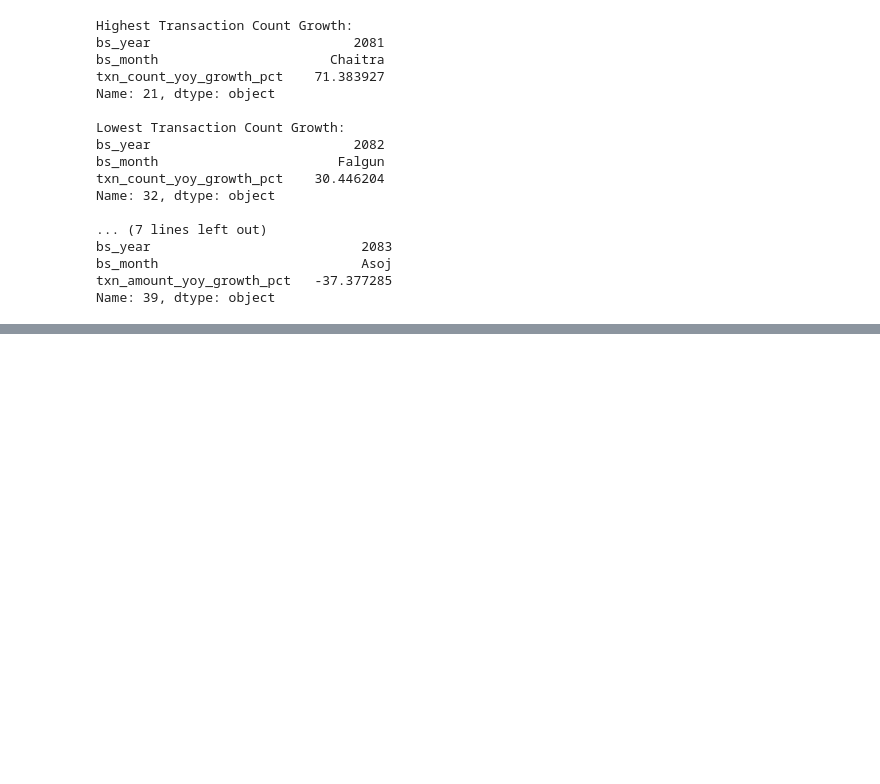
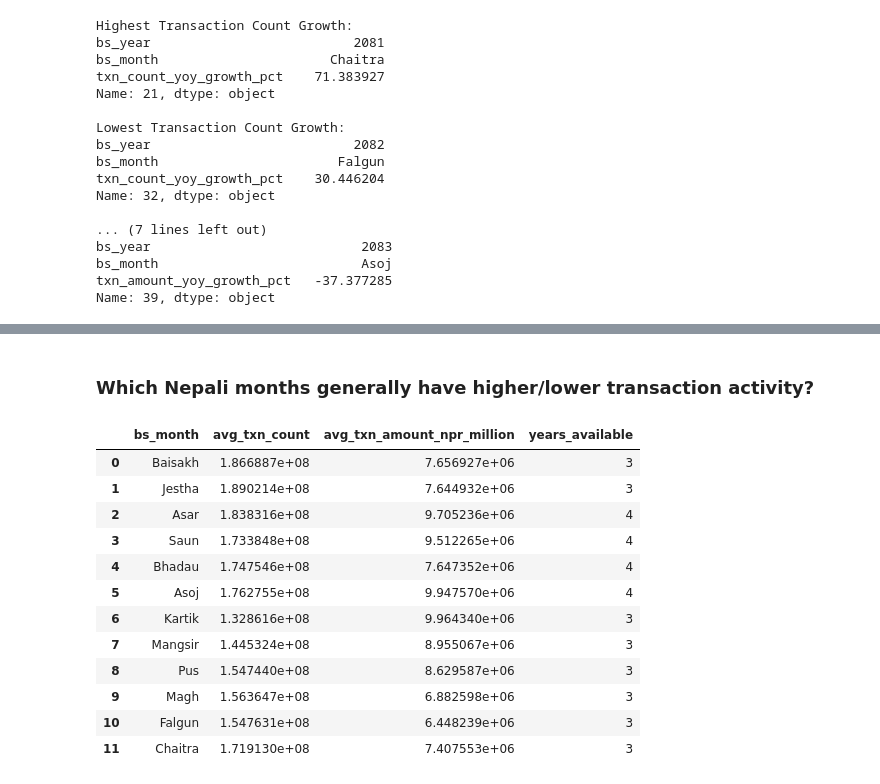
Before and after one commit to Srijan0113/Nepal_Online_Payment_System, a Jupyter notebook: Python/02_transaction_trend_analysis.ipynb, the cells around one changed output, grey strips where cells are left out. Drawn from its saved outputs; the diff is of its cells as text; code cells hidden in the pictures; blank space fills up the shorter version.

```diff
--- a/Python/02_transaction_trend_analysis.ipynb
+++ b/Python/02_transaction_trend_analysis.ipynb
@@ -502,0 +544,30 @@ Name: 39, dtype: object
+# %% [markdown]
+### Which Nepali months generally have higher/lower transaction activity?
+# %%
+bs_month_seasonality = (
+    bs_monthly_totals
+    .groupby("bs_month", observed=True)
+    .agg(
+        avg_txn_count=("total_txn_count", "mean"),
+        avg_txn_amount_npr_million=("total_txn_amount_npr_million", "mean"),
+        years_available=("bs_year", "nunique")
+    )
+    .reindex(nepali_month_order)
+    .reset_index()
+)
+
+bs_month_seasonality
+# %% [output]
+|  | bs_month | avg_txn_count | avg_txn_amount_npr_million | years_available |
+| 0 | Baisakh | 1.866887e+08 | 7.656927e+06 | 3 |
+| 1 | Jestha | 1.890214e+08 | 7.644932e+06 | 3 |
+| 2 | Asar | 1.838316e+08 | 9.705236e+06 | 4 |
+| 3 | Saun | 1.733848e+08 | 9.512265e+06 | 4 |
+| 4 | Bhadau | 1.747546e+08 | 7.647352e+06 | 4 |
+| 5 | Asoj | 1.762755e+08 | 9.947570e+06 | 4 |
+| 6 | Kartik | 1.328616e+08 | 9.964340e+06 | 3 |
+| 7 | Mangsir | 1.445324e+08 | 8.955067e+06 | 3 |
+| 8 | Pus | 1.547440e+08 | 8.629587e+06 | 3 |
+| 9 | Magh | 1.563647e+08 | 6.882598e+06 | 3 |
+| 10 | Falgun | 1.547631e+08 | 6.448239e+06 | 3 |
+| 11 | Chaitra | 1.719130e+08 | 7.407553e+06 | 3 |
```
Also changed, not shown: parts of 7 cells of this notebook.
